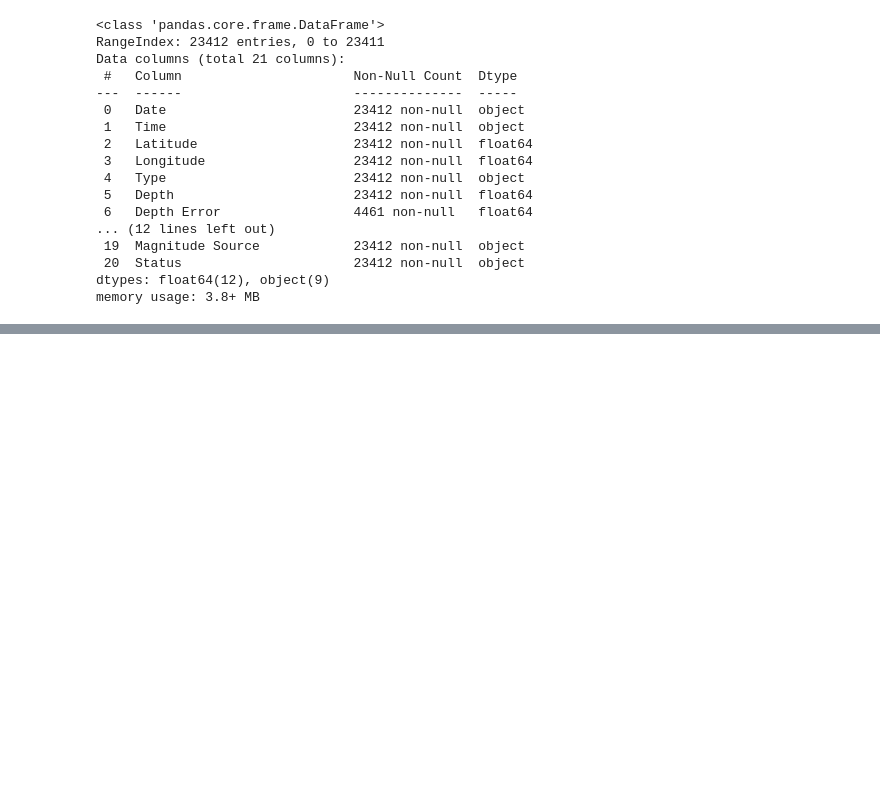
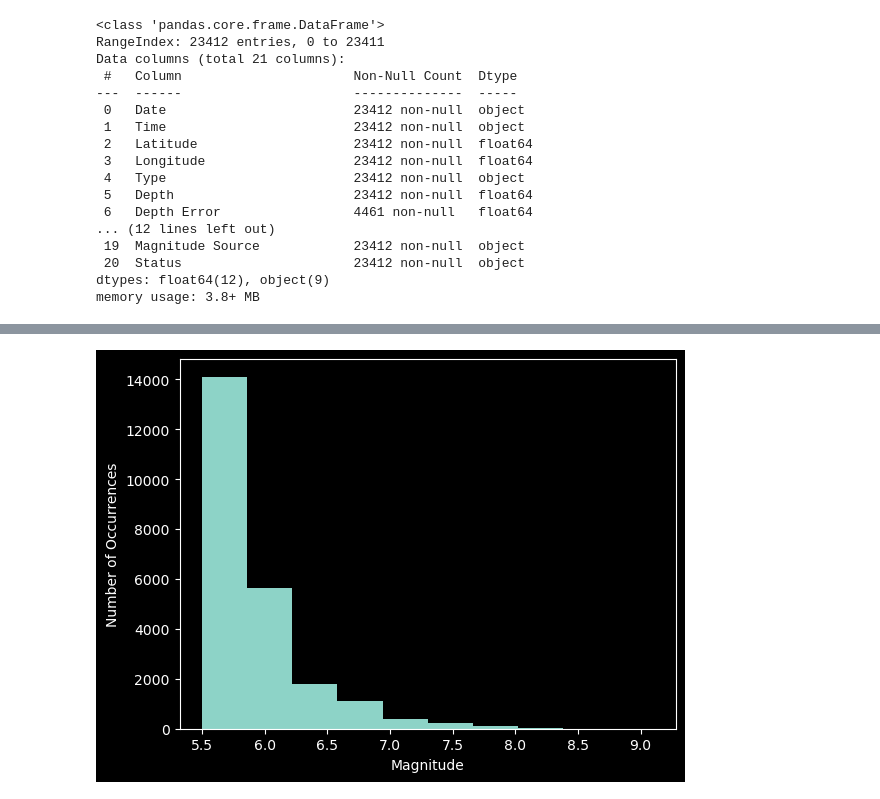
Before and after one commit to Andre-Gilbert/Earthquake-Prediction, a Jupyter notebook: ml/earthquake_prediction.ipynb, the cells around one changed output, grey strips where cells are left out. Saved outputs shown, nothing was run; the diff lists cells and outputs as text; code cells hidden in the pictures; blank space fills up the shorter version.

```diff
--- a/ml/earthquake_prediction.ipynb
+++ b/ml/earthquake_prediction.ipynb
@@ -48,0 +104,7 @@ memory usage: 3.8+ MB
+# %%
+plt.hist(df['Magnitude'])
+plt.xlabel('Magnitude')
+plt.ylabel('Number of Occurrences')
+plt.show()
+# %% [output]
+[figure, added]
```
Also changed, not shown: parts of 14 cells of this notebook.
